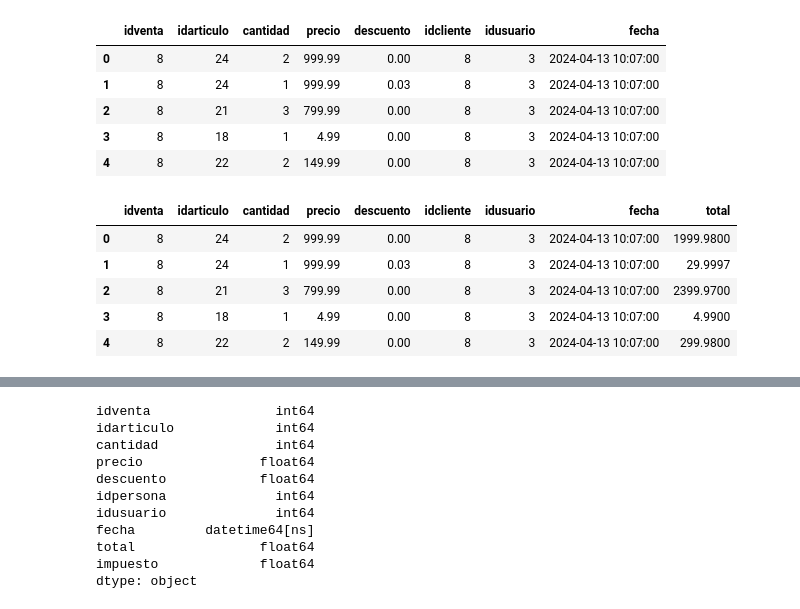
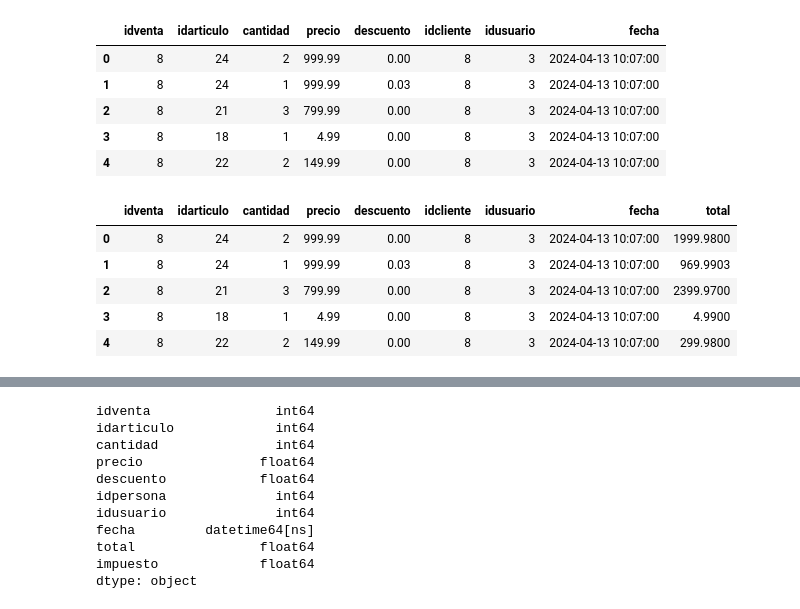
Before and after one commit to 1Dore/EComerce-ETL-AWS, a Jupyter notebook: python notebooks/Insertas_Hechos.ipynb, the cells around one changed output, grey strips where cells are left out. Saved outputs shown, nothing was run; the diff lists cells and outputs as text; code cells hidden in the pictures.

```diff
--- a/python notebooks/Insertas_Hechos.ipynb
+++ b/python notebooks/Insertas_Hechos.ipynb
@@ -338,12 +338,12 @@ df_venta_detallev.head()
 | 4 | 8 | 22 | 2 | 149.99 | 0.00 | 8 | 3 | 2024-04-13 10:07:00 |
 # %%
 df_venta_detallev['total'] = df_venta_detallev.apply(lambda row:
-                      row['cantidad'] * row['precio'] * row['descuento'] if row['descuento'] != 0 else row['cantidad'] * row['precio'], axis=1)
+                      row['cantidad'] * row['precio'] * (1-row['descuento']) if row['descuento'] != 0 else row['cantidad'] * row['precio'], axis=1)
 df_venta_detallev.head()
 # %% [output]
 |  | idventa | idarticulo | cantidad | precio | descuento | idcliente | idusuario | fecha | total |
 | 0 | 8 | 24 | 2 | 999.99 | 0.00 | 8 | 3 | 2024-04-13 10:07:00 | 1999.9800 |
-| 1 | 8 | 24 | 1 | 999.99 | 0.03 | 8 | 3 | 2024-04-13 10:07:00 | 29.9997 |
+| 1 | 8 | 24 | 1 | 999.99 | 0.03 | 8 | 3 | 2024-04-13 10:07:00 | 969.9903 |
 | 2 | 8 | 21 | 3 | 799.99 | 0.00 | 8 | 3 | 2024-04-13 10:07:00 | 2399.9700 |
 | 3 | 8 | 18 | 1 | 4.99 | 0.00 | 8 | 3 | 2024-04-13 10:07:00 | 4.9900 |
 | 4 | 8 | 22 | 2 | 149.99 | 0.00 | 8 | 3 | 2024-04-13 10:07:00 | 299.9800 |
```
Also changed, not shown: parts of 4 cells of this notebook.
